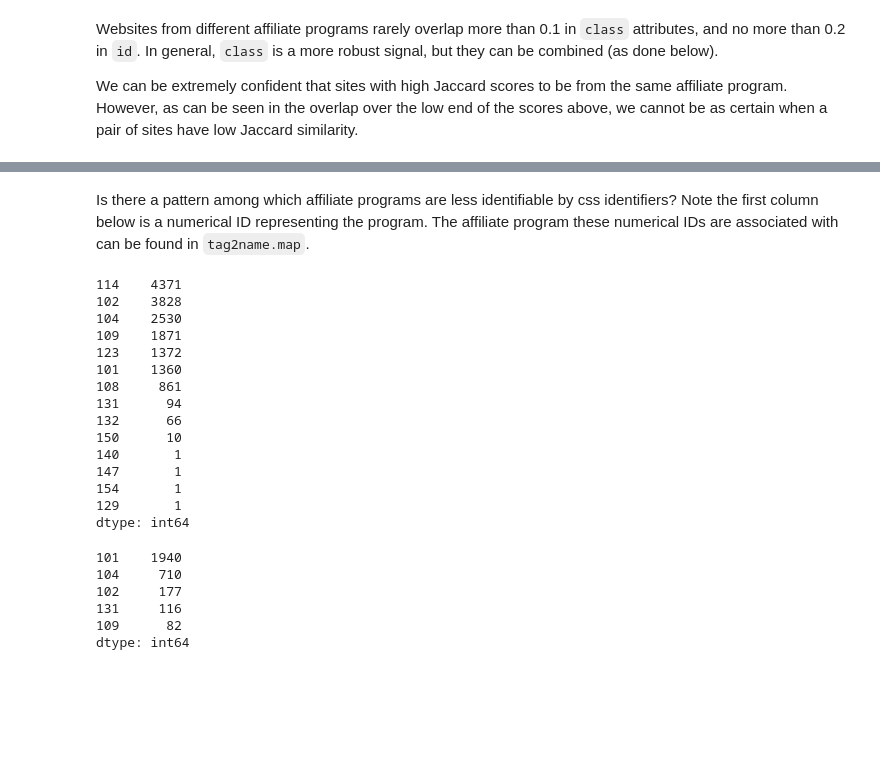
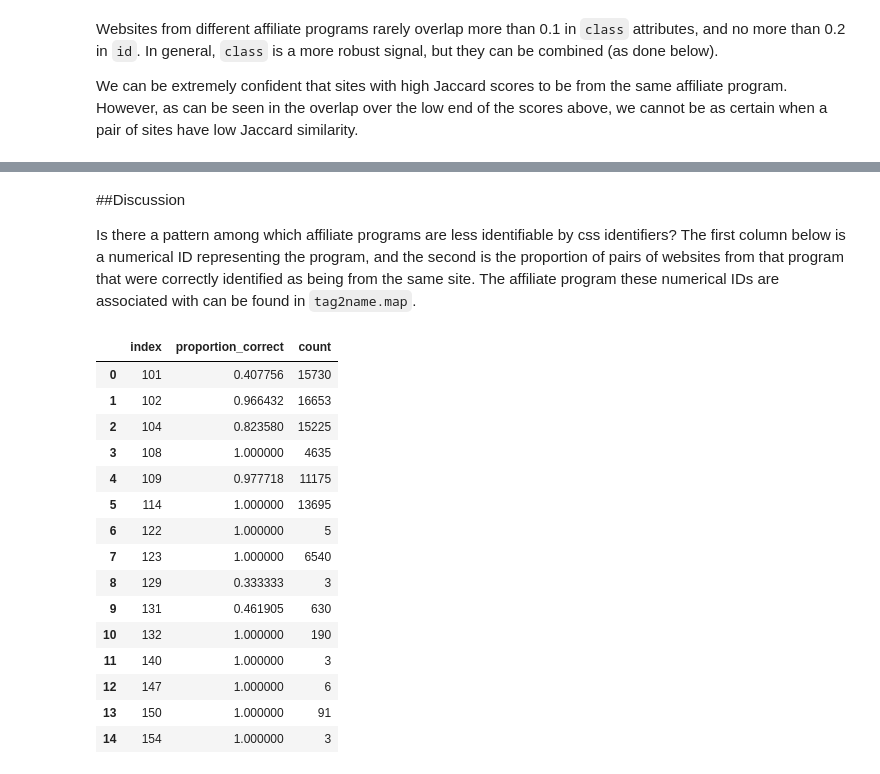
Before and after one commit to giantoak/north-american-tyrion, a Jupyter notebook: Sample Assessment.ipynb, the cells around one changed output, grey strips where cells are left out. Saved outputs shown, nothing was run; the diff lists cells and outputs as text; code cells hidden in the pictures; blank space fills up the shorter version.

```diff
--- a/Sample Assessment.ipynb
+++ b/Sample Assessment.ipynb
@@ -100,29 +112,4 @@ all_data[all_data.predicted_same_affiliate].same_affiliate.sum() / float(all_dat
 # %% [markdown]
-Is there a pattern among which affiliate programs are less identifiable by css identifiers? Note the first column below is a numerical ID representing the program. The affiliate program these numerical IDs are associated with can be found in `tag2name.map`.
+##Discussion
+
+Is there a pattern among which affiliate programs are less identifiable by css identifiers? The first column below is a numerical ID representing the program, and the second is the proportion of pairs of websites from that program that were correctly identified as being from the same site. The affiliate program these numerical IDs are associated with can be found in `tag2name.map`.
-# %%
-all_data[all_data.same_affiliate & all_data.predicted_same_affiliate].affiliate_x.value_counts()
-# %% [output]
-114    4371
-102    3828
-104    2530
-109    1871
-123    1372
-101    1360
-108     861
-131      94
-132      66
-150      10
-140       1
-147       1
-154       1
-129       1
-dtype: int64
-# %%
-all_data[all_data.same_affiliate & ~all_data.predicted_same_affiliate].affiliate_x.value_counts()
-# %% [output]
-101    1940
-104     710
-102     177
-131     116
-109      82
-dtype: int64
@@ -128,0 +118,28 @@ dtype: int64
+# %%
+aff_program_scores = (all_data[all_data.same_affiliate & all_data.predicted_same_affiliate].affiliate_x.value_counts() / \
+all_data[all_data.same_affiliate].affiliate_x.value_counts()).reset_index()
+
+aff_program_scores.rename(columns={0: 'proportion_correct'}, inplace=True)
+aff_program_scores = pd.merge(aff_program_scores, all_data[all_data.same_affiliate].affiliate_x.value_counts().reset_index(),
+                               left_on='index',
+                               right_on='index')
+aff_program_scores.rename(columns={0: 'count'}, inplace=True)
+# %%
+aff_program_scores
+# %% [output]
+|  | index | proportion_correct | count |
+| 0 | 101 | 0.407756 | 15730 |
+| 1 | 102 | 0.966432 | 16653 |
+| 2 | 104 | 0.823580 | 15225 |
+| 3 | 108 | 1.000000 | 4635 |
+| 4 | 109 | 0.977718 | 11175 |
+| 5 | 114 | 1.000000 | 13695 |
+| 6 | 122 | 1.000000 | 5 |
+| 7 | 123 | 1.000000 | 6540 |
+| 8 | 129 | 0.333333 | 3 |
+| 9 | 131 | 0.461905 | 630 |
+| 10 | 132 | 1.000000 | 190 |
+| 11 | 140 | 1.000000 | 3 |
+| 12 | 147 | 1.000000 | 6 |
+| 13 | 150 | 1.000000 | 91 |
+| 14 | 154 | 1.000000 | 3 |
```
Also changed, not shown: parts of 12 cells of this notebook.
